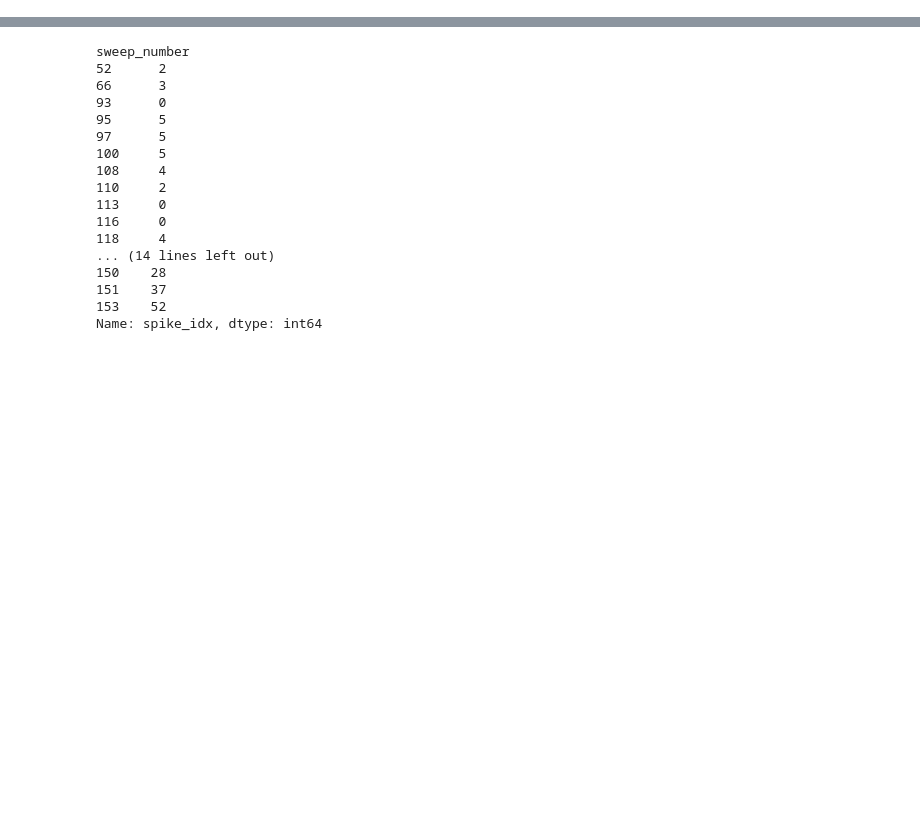
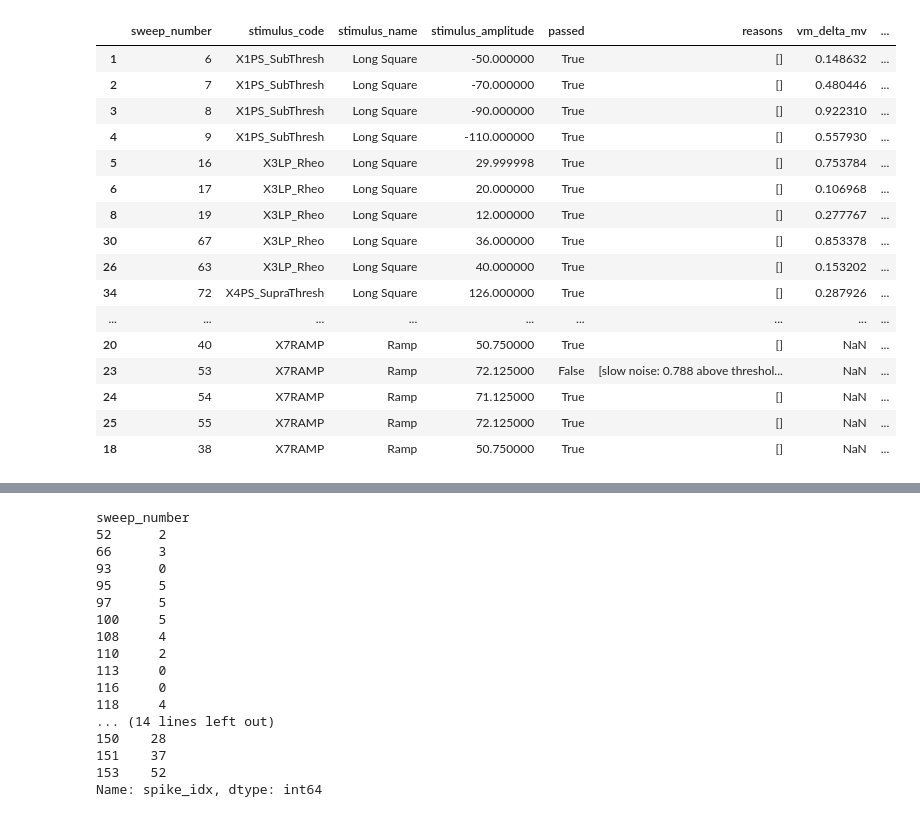
Before and after one commit to AllenNeuralDynamics/LCNE-patchseq-analysis, a Jupyter notebook: notebook/efel.ipynb, the cells around one changed output, grey strips where cells are left out. Saved outputs shown, nothing was run; the diff lists cells and outputs as text; code cells hidden in the pictures; blank space fills up the shorter version.

```diff
--- a/notebook/efel.ipynb
+++ b/notebook/efel.ipynb
@@ -9,6 +11,6 @@ import efel
 # %%
 from LCNE_patchseq_analysis.efel.io import load_efel_features_from_roi
 
-loaded = load_efel_features_from_roi("1408897096")
+loaded = load_efel_features_from_roi("1212557784")
 # %%
 loaded.keys()
@@ -52,0 +31,4 @@ loaded["df_features_per_spike"]
+# %%
+df_features_per_sweep = loaded["df_features_per_sweep"].merge(
+    loaded["df_sweeps"], on="sweep_number")
+df_features_per_sweep_with_spike = df_features_per_sweep.query("spike_count > 0")
@@ -52,0 +115,2 @@ loaded["df_features_per_spike"]
+# %%
+sweep_keys = ["sweep_number", "stimulus_code", "stimulus_name", "stimulus_amplitude", "passed", "reasons", "vm_delta_mv", "slow_noise_rms_mv"]
@@ -52,0 +126,20 @@ loaded["df_features_per_spike"]
+# %%
+df_features_per_sweep_with_spike[sweep_keys + ["first_spike_AP_width", "spike_count", "sag_amplitude"]].sort_values("stimulus_code")
+# %% [output]
+|  | sweep_number | stimulus_code | stimulus_name | stimulus_amplitude | passed | reasons | vm_delta_mv | ... |
+| 1 | 6 | X1PS_SubThresh | Long Square | -50.000000 | True | [] | 0.148632 | ... |
+| 2 | 7 | X1PS_SubThresh | Long Square | -70.000000 | True | [] | 0.480446 | ... |
+| 3 | 8 | X1PS_SubThresh | Long Square | -90.000000 | True | [] | 0.922310 | ... |
+| 4 | 9 | X1PS_SubThresh | Long Square | -110.000000 | True | [] | 0.557930 | ... |
+| 5 | 16 | X3LP_Rheo | Long Square | 29.999998 | True | [] | 0.753784 | ... |
+| 6 | 17 | X3LP_Rheo | Long Square | 20.000000 | True | [] | 0.106968 | ... |
+| 8 | 19 | X3LP_Rheo | Long Square | 12.000000 | True | [] | 0.277767 | ... |
+| 30 | 67 | X3LP_Rheo | Long Square | 36.000000 | True | [] | 0.853378 | ... |
+| 26 | 63 | X3LP_Rheo | Long Square | 40.000000 | True | [] | 0.153202 | ... |
+| 34 | 72 | X4PS_SupraThresh | Long Square | 126.000000 | True | [] | 0.287926 | ... |
+| ... | ... | ... | ... | ... | ... | ... | ... | ... |
+| 20 | 40 | X7RAMP | Ramp | 50.750000 | True | [] | NaN | ... |
+| 23 | 53 | X7RAMP | Ramp | 72.125000 | False | [slow noise: 0.788 above threshol... | NaN | ... |
+| 24 | 54 | X7RAMP | Ramp | 71.125000 | True | [] | NaN | ... |
+| 25 | 55 | X7RAMP | Ramp | 72.125000 | True | [] | NaN | ... |
+| 18 | 38 | X7RAMP | Ramp | 50.750000 | True | [] | NaN | ... |
```
Also changed, not shown: parts of 19 cells of this notebook, 1 other file.
